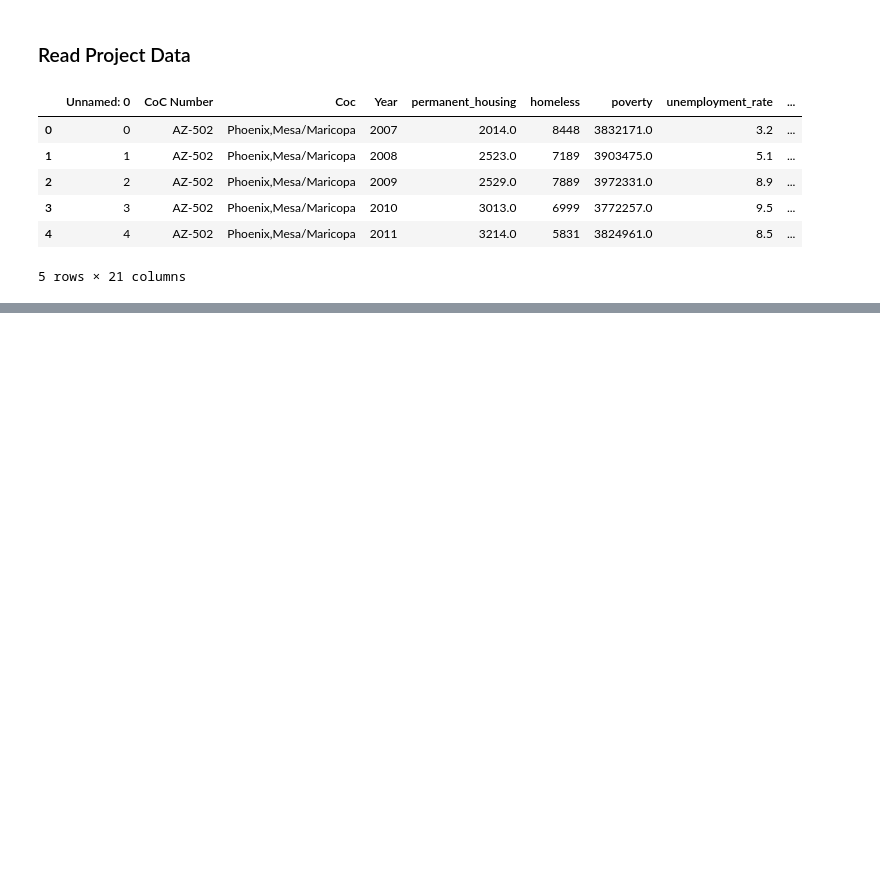
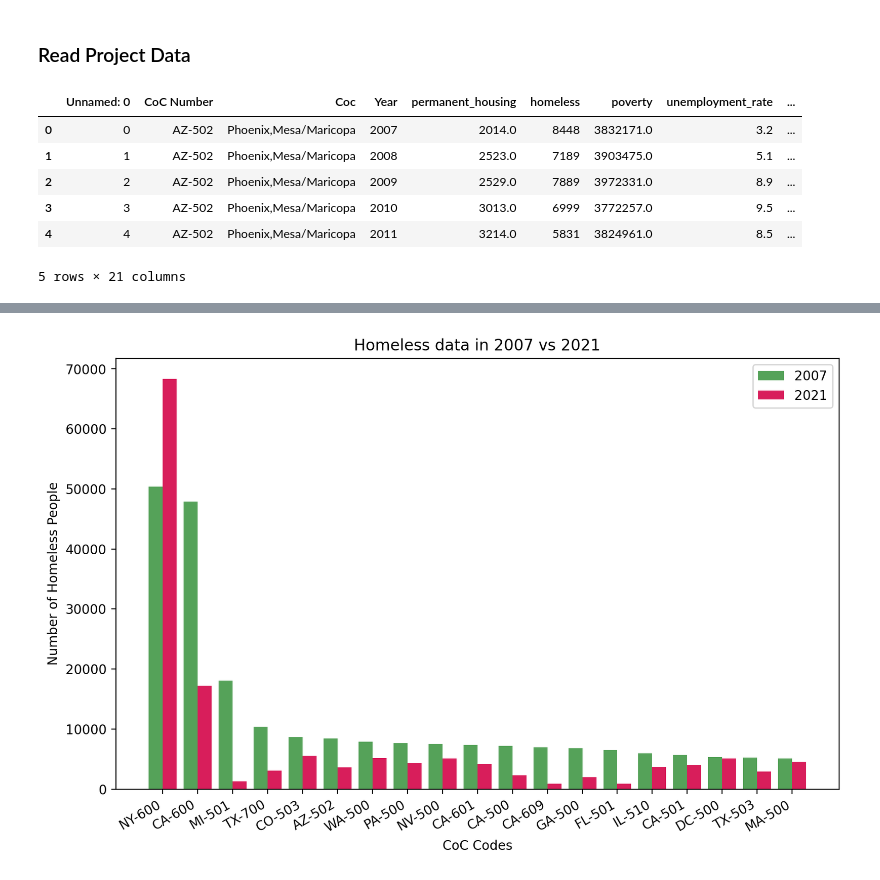
Before and after one commit to heath3rq/Python_Homelessness-Causal-Inference-Analysis, a Jupyter notebook: 30_results/eda.ipynb, the cells around one changed output, grey strips where cells are left out. Cells and saved outputs as stored; diff of their text form; code cells hidden in the pictures; blank space fills up the shorter version.

```diff
--- a/30_results/eda.ipynb
+++ b/30_results/eda.ipynb
@@ -6,7 +8,7 @@ import matplotlib.pyplot as plt
 # %% [markdown]
 ### Read Project Data
 # %%
-url = "https://raw.githubusercontent.com/MIDS-at-Duke/unifying-data-science-2023-project-team3/cdc_data/20_intermediate_files/project_data.csv?token=GHSAT0AAAAAACAZ7EJZSIGQ4MOQLVLJY2XEZCBQFKA"
+url = "https://raw.githubusercontent.com/MIDS-at-Duke/unifying-data-science-2023-project-team3/EDA/20_intermediate_files/project_data.csv?token=GHSAT0AAAAAACAZ7EJZNJCFO4JPHXMO5IPOZCB43AQ"
 data = pd.read_csv(url)
 data.head()
 # %% [output]
@@ -19,0 +32,7 @@ data.head()
+# %%
+# Homeless rate per 10000 > (homeless / population) * 10000 > confirm metrics
+
+data["homeless_rate"] = (data["homeless"] / data["Population"]) * 100_000
+data["poverty_rate"] = (data["poverty"] / data["Population"]) * 100_000
+data["suicide_rate"] = (data["Suicide Deaths"] / data["Population"]) * 100_000
+data["drug_rate"] = (data["Drug Deaths"] / data["Population"]) * 100_000
@@ -19,0 +57,34 @@ data.head()
+# %%
+# make a dict
+homeless_07_21 = {}
+
+for i in range(len(Cocs)):
+    tmp_pair = [homeless_07[i], homeless_21[i]]
+    homeless_07_21[Cocs[i]] = tmp_pair
+# sort the data
+sorted_07_21 = sorted(homeless_07_21.items(), key=lambda x: x[1][0], reverse=True)
+Cocs_numbers, homeless_data = zip(*sorted_07_21)
+# %%
+# plot the bars for 2007 and 2021
+fig, ax = plt.subplots(figsize=(10, 6))
+ind = range(len(Cocs_numbers))
+width = 0.4
+ax.bar(ind, [v[0] for v in homeless_data], width, label="2007", color="#55A259")
+ax.bar(
+    [i + width for i in ind],
+    [v[1] for v in homeless_data],
+    width,
+    label="2021",
+    color="#D81E5B",
+)
+ax.set_xticks([i + width / 2 for i in ind])
+ax.set_xticklabels(Cocs_numbers)
+ax.set_xlabel("CoC Codes")
+ax.set_ylabel("Number of Homeless People")
+ax.set_title("Homeless data in 2007 vs 2021")
+ax.legend()
+
+plt.xticks(rotation=30, ha="right")
+plt.show()
+# %% [output]
+[figure, added]
```
Also changed, not shown: parts of 11 cells of this notebook.
